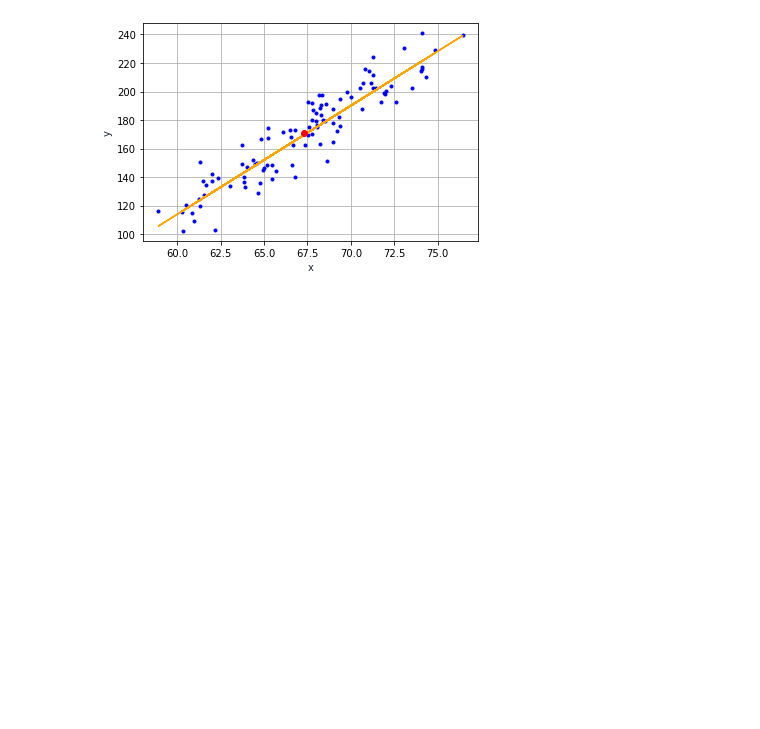
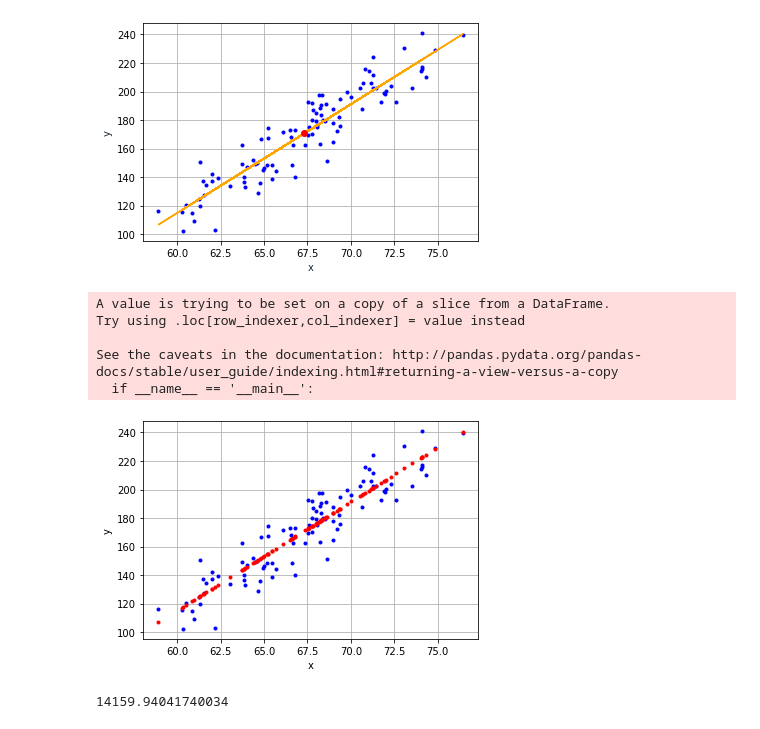
Before and after one commit to GaelGil/algorithms, a Jupyter notebook: data_stuff/linear_regression/manual.ipynb, the cells around one changed output. Saved outputs shown, nothing was run; the diff lists cells and outputs as text; code cells hidden in the pictures; blank space fills up the shorter version.

```diff
--- a/data_stuff/linear_regression/manual.ipynb
+++ b/data_stuff/linear_regression/manual.ipynb
@@ -102,3 +102,35 @@ plt.grid(True)
 plt.show()
 # %% [output]
 [figure]
+# %%
+def sum_sq_residuals(data, m, b, x, y):
+    predictions = []
+    predicted = 0
+    sqr = 0
+    for index, row in data.iterrows():
+        current_x = row['height']
+        predicted = (m*(current_x)+b)
+        predictions.append(predicted)
+    data['predicted'] = predictions
+    for index, row in data.iterrows():
+        current_y = row['weight']
+        predicted_y = row['predicted']
+        sqr += ((current_y - predicted_y) ** 2)
+    %matplotlib inline
+    plt.plot(data['height'], data['weight'], '.', color='b')
+    plt.plot(data['height'], data['predicted'], '.', color='r')
+    plt.xlabel('x')
+    plt.ylabel('y')
+    plt.grid(True)
+    plt.show();
+    return sqr
+# %%
+sum_sq_residuals(small_data, m, b, x,y)
+# %% [output]
+A value is trying to be set on a copy of a slice from a DataFrame.
+Try using .loc[row_indexer,col_indexer] = value instead
+
+See the caveats in the documentation: http://pandas.pydata.org/pandas-docs/stable/user_guide/indexing.html#returning-a-view-versus-a-copy
+  if __name__ == '__main__':
+[figure, added]
+14159.94041740034
```
Also changed, not shown: parts of 3 cells of this notebook.
